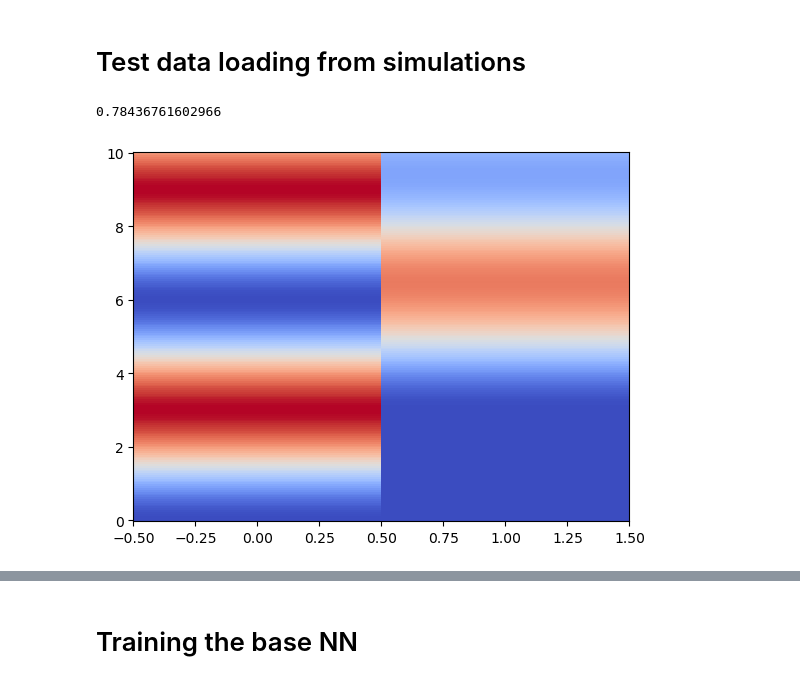
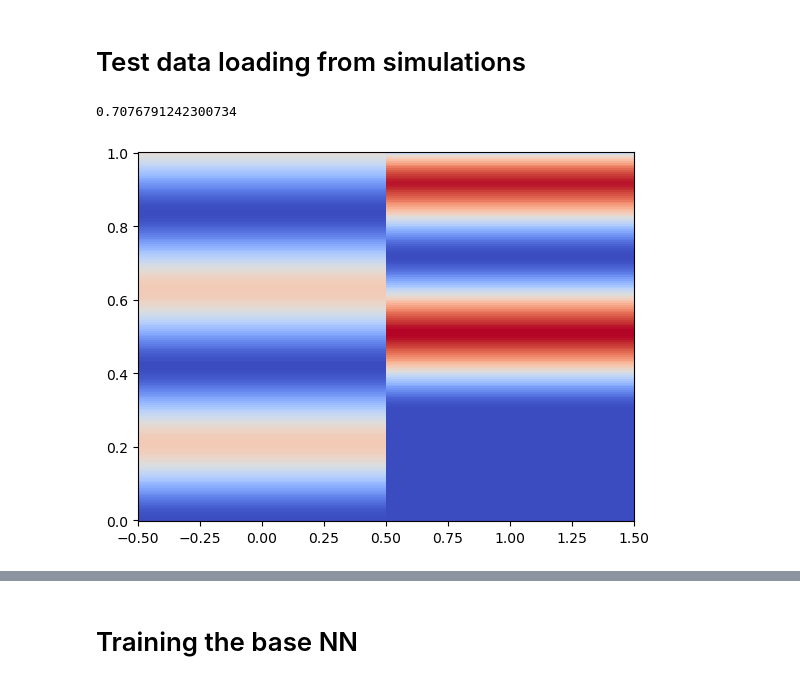
Before and after one commit to AlejandroPenacho/PINN-Project, a Jupyter notebook: pinn_approach.ipynb, the cells around one changed output, grey strips where cells are left out. Drawn from its saved outputs; the diff is of its cells as text; code cells hidden in the pictures.

```diff
--- a/pinn_approach.ipynb
+++ b/pinn_approach.ipynb
@@ -13,52 +13,44 @@ import os
 from scipy.interpolate import RegularGridInterpolator
 import os
 import pickle
-with open(os.path.join("data", "simulator", "fault1_pi_3.pkl"), "rb") as file:
-    data = pickle.load(file)
 
-x_data_array = data["x_array"]
-t_data_array = data["time_array"]
-u = data["u"]
-i = data["i"]
+data = np.load(os.path.join("data", "case_a.npy"), allow_pickle=True).item()
 
-
-og_T, og_X = np.meshgrid(t_data_array, x_data_array)
-
-u_interpolator = RegularGridInterpolator([x_data_array, t_data_array], u)
-i_interpolator = RegularGridInterpolator([x_data_array, t_data_array], i)
+u_interpolator = RegularGridInterpolator([data["x_array"], data["t_array"]], data["v_grid"])
+i_interpolator = RegularGridInterpolator([data["x_array"], data["t_array"]], data["i_grid"])
 
 x_array = np.array([0, 1.0])
-t_array = np.linspace(0, 10, 200)
+t_array = np.linspace(0, 1, 200)
 
 T, X = np.meshgrid(t_array, x_array)
 
 U = u_interpolator((X, T))
 
 reshaped_x = X.reshape(-1)
 reshaped_t = T.reshape(-1)
 
 
 all_x = np.stack((reshaped_x, reshaped_t))
 all_y = np.stack((
     np.array(u_interpolator((reshaped_x, reshaped_t))),
     np.array(i_interpolator((reshaped_x, reshaped_t)))
 ))
 
 loss_x = torch.tensor(all_x, dtype=torch.float)
 loss_y = torch.tensor(all_y, dtype=torch.float)
 loss_w = torch.ones(all_x.shape[1])
 
-a = u_interpolator((0.4, 4.5))
+a = u_interpolator((0.4, 0.45))
 
 fig, ax = plt.subplots()
 ax.pcolormesh(
     X,
     T,
     U,
     cmap="coolwarm"
 )
 
-print(u_interpolator((1, 6)))
+print(u_interpolator((1, 1)))
 # %% [output]
-0.78436761602966
+0.7076791242300734
-[figure, old version]
+[figure, new version]
```
Also changed, not shown: parts of 11 cells of this notebook, 6 other files.
